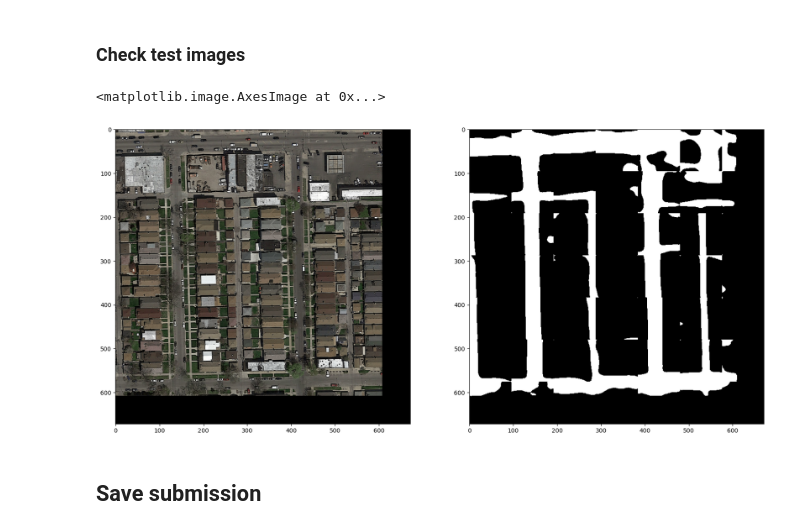
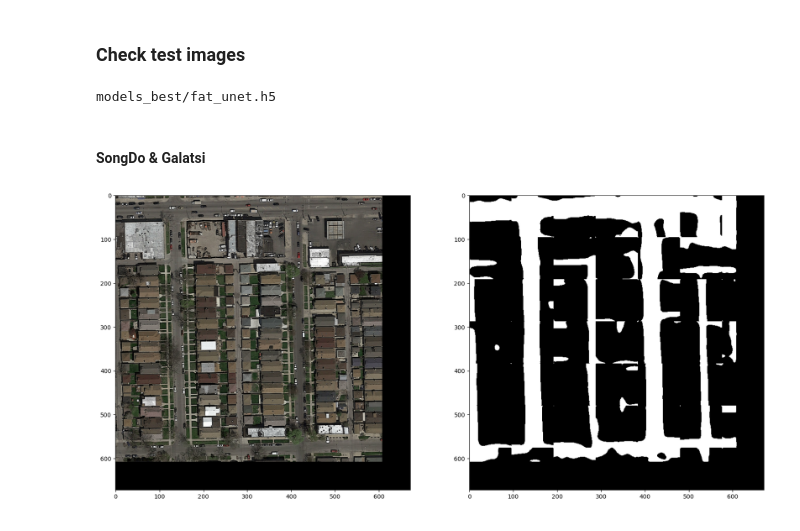
Before and after one commit to thaminmaurer/CSE_project, a Jupyter notebook: UNet/Unet.ipynb, the cells around one changed output. Cells and saved outputs as stored; diff of their text form; code cells hidden in the pictures.

```diff
--- a/UNet/Unet.ipynb
+++ b/UNet/Unet.ipynb
@@ -188,12 +139,17 @@ print(train_labels.shape) """
 test_images = []
 test_ids = []
 
-for directory in tqdm(TEST_IMAGES_PATH, total=len(TEST_IMAGES_PATH)):
+for directory in ['../UAV-benchmark-M/M0101/']:
     for file in os.listdir(directory):
-        test_ids.append(file)
-        img = plt.imread(directory + file)
-        img_split = split_into_patches(img, PATCH_SIZE)
-        test_images.append(img_split)
+        if file.endswith('img000001.jpg'):
+            test_ids.append(file)
+            img = plt.imread(directory + file)
+            img = cv2.resize(img, [1024, 540])
+            if img.shape[-1] == 4:
+                img = img[:,:,:3]
+            img_split = split_into_patches(img, PATCH_SIZE)
+            test_images.append(img_split)
+
 
 test_images = np.array(test_images)
 # Below, this merges the first two dimensions. Instead of having x elements of y patches, we have x*y patches.
@@ -206,16 +162,7 @@ test_ids = [x.split(".")[0] for x in test_ids]
 # %% [markdown]
 ### Split for validation
 # %%
-if GOOGLE_COLAB:
-    test_size = 0.20
-    train_size = 1 - test_size
-    X_train = train_images[:int(train_images.shape[0]*train_size)]
-    y_train = train_labels[:int(train_images.shape[0]*train_size)]
-    X_test = train_images[int(train_images.shape[0]*train_size):]
-    y_test = train_labels[int(train_images.shape[0]*train_size):]
-else:
-    X_train, X_test, y_train, y_test = train_test_split(train_images, train_labels, test_size = 0.20, random_state = RANDOM)
-
+X_train, X_test, y_train, y_test = train_test_split(train_images, train_labels, test_size = 0.20, random_state = RANDOM)
 print(X_train.shape)
 # %% [output]
 (2000, 96, 96, 3)
@@ -249,8 +213,7 @@ MODEL.save(SAVE_MODEL_PATH)
 # %%
-# The model can be loaded from the checkpoints folder or from the models folder
+BEST_MODEL_PATH = "models_best/" + str(MODEL_FUNCTION.__name__) + ".h5" # Without preprocessing groundtruth
 
-#MODEL.load_weights(CHECKPOINT_PATH)
-#MODEL = tf.keras.models.load_model(MODEL_PATH, custom_objects={'get_f1': get_f1}) # Once you run the model once, you can train more by running this cell again
+MODEL = tf.keras.models.load_model(BEST_MODEL_PATH, custom_objects={'get_f1': get_f1}) # Once you run the model once, you can train more by running this cell again
 # %% [markdown]
 ### Sanity checks
 # %%
@@ -274,6 +237,12 @@ ax[2].title.set_text('Prediction')
 [figure]
 # %% [markdown]
 ### Check test images
+# %%
+BEST_MODEL_PATH = "models_best/" + str(MODEL_FUNCTION.__name__) + ".h5"
+
+MODEL = tf.keras.models.load_model(BEST_MODEL_PATH, custom_objects={'get_f1': get_f1}) # Once you run the model once, you can train more by running this cell again
+# %% [output]
+models_best/fat_unet.h5
 # %%
 image_you_want_to_see = 0
 patch_side_len = 7 # DEPENDS ON SIZE OF IMAGE AND PATCHSIZE
@@ -282,27 +251,22 @@ pred_threshold = 0.2
 test_image_side_len = patch_side_len * PATCH_SIZE
 reconstructed_image = np.zeros((test_image_side_len, test_image_side_len, 3))
 reconstructed_gt = np.zeros((test_image_side_len, test_image_side_len, 1))
+# %% [markdown]
+#### SongDo & Galatsi
 # %%
 fig, ax = plt.subplots(1,2, figsize=(20,30))
-for i in range(patch_side_len*image_you_want_to_see,patch_side_len*image_you_want_to_see + patch_side_len):
+for i in tqdm(range(patch_side_len*image_you_want_to_see,patch_side_len*image_you_want_to_see + patch_side_len)):
     for j in range(patch_side_len):
         reconstructed_image[(i-patch_side_len*image_you_want_to_see)*PATCH_SIZE : (i-patch_side_len*image_you_want_to_see)*PATCH_SIZE + PATCH_SIZE, j*PATCH_SIZE : j*PATCH_SIZE + PATCH_SIZE] = test_images[patch_side_len*i + j]
 
-#reconstructed_image = cv2.resize(reconstructed_image, [2880, 1620])
 ax[0].imshow(reconstructed_image)
 
-for i in range(patch_side_len*image_you_want_to_see,patch_side_len*image_you_want_to_see + patch_side_len):
+for i in tqdm(range(patch_side_len*image_you_want_to_see,patch_side_len*image_you_want_to_see + patch_side_len)):
     for j in range(patch_side_len):
         prediction = MODEL.predict(test_images[patch_side_len*i + j][np.newaxis, :, :, :], verbose = False)
         prediction = (prediction > pred_threshold).astype(np.uint8)
         reconstructed_gt[(i-patch_side_len*image_you_want_to_see)*PATCH_SIZE : (i-patch_side_len*image_you_want_to_see)*PATCH_SIZE + PATCH_SIZE, j*PATCH_SIZE : j*PATCH_SIZE + PATCH_SIZE] = prediction[0]
 
-#reconstructed_gt = cv2.resize(reconstructed_gt, [2880, 1620])
 ax[1].imshow(reconstructed_gt, cmap='gray')
-
-#plt.savefig('galatsi_unet_uavid.png', dpi=96)
 # %% [output]
-<matplotlib.image.AxesImage at 0x...>
-[figure, old version]
+[figure, new version]
-# %% [markdown]
-## Save submission
```
Also changed, not shown: parts of 16 cells of this notebook, 15 other files.
